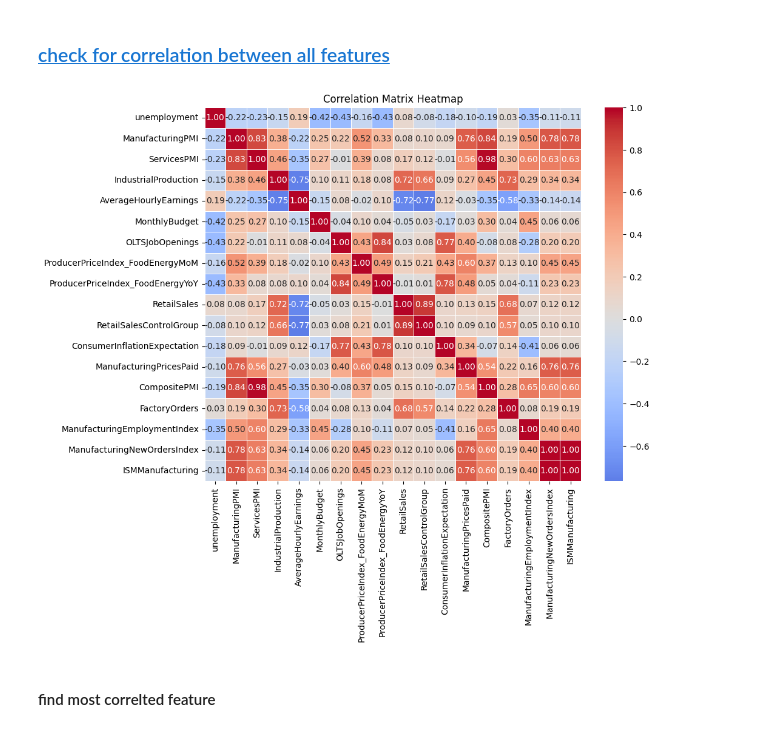
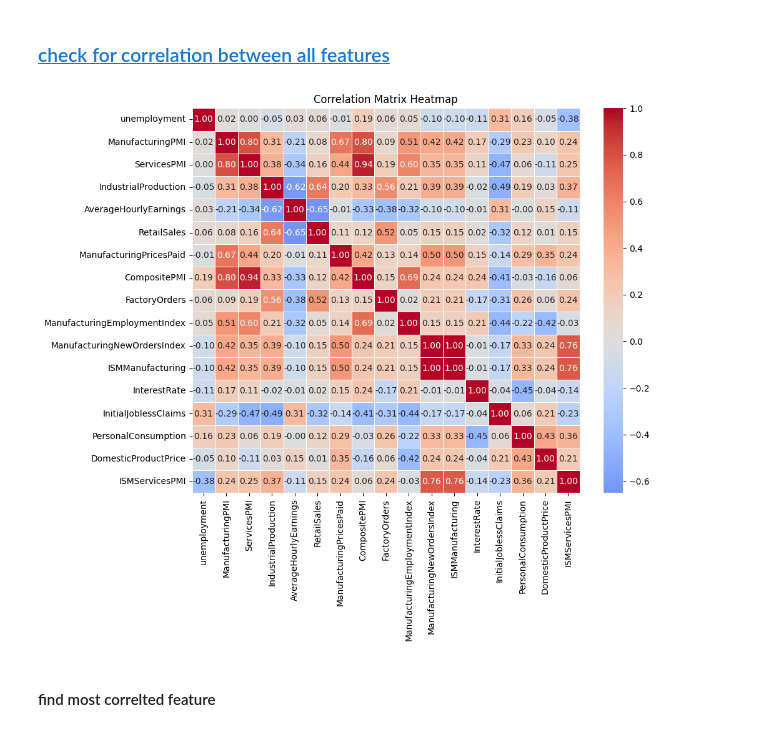
Before and after one commit to Suraj6E/RegressionAnalysis_USD, a Jupyter notebook: DataCleanUP.ipynb, the cells around one changed output. Saved outputs shown, nothing was run; the diff lists cells and outputs as text; code cells hidden in the pictures.

Commit message:
linear regression with OG data

```diff
--- a/DataCleanUP.ipynb
+++ b/DataCleanUP.ipynb
@@ -130,8 +128,6 @@ file_path = "./data/USD - ISM Services PMI.json"
 ISMServicesPMI = pd.read_json(file_path)
 
 
-
-
 final_df = pd.DataFrame()
 
 final_df["periodDateUtc"] = UnemploymentRate["periodDateUtc"]
@@ -141,13 +137,13 @@ final_df = getMergedDf(final_df, ManufacturingPMI, "ManufacturingPMI")
 final_df = getMergedDf(final_df, ServicesPMI, "ServicesPMI")
 final_df = getMergedDf(final_df, IndustrialProduction, "IndustrialProduction")
 final_df = getMergedDf(final_df, AverageHourlyEarnings, "AverageHourlyEarnings")
-final_df = getMergedDf(final_df, MonthlyBudget, "MonthlyBudget")
-final_df = getMergedDf(final_df, OLTSJobOpenings, "OLTSJobOpenings")
-final_df = getMergedDf(final_df, ProducerPriceIndex_FoodEnergyMoM, "ProducerPriceIndex_FoodEnergyMoM")
-final_df = getMergedDf(final_df, ProducerPriceIndex_FoodEnergyYoY, "ProducerPriceIndex_FoodEnergyYoY")
+# final_df = getMergedDf(final_df, MonthlyBudget, "MonthlyBudget")
+# final_df = getMergedDf(final_df, OLTSJobOpenings, "OLTSJobOpenings")
+# final_df = getMergedDf(final_df, ProducerPriceIndex_FoodEnergyMoM, "ProducerPriceIndex_FoodEnergyMoM")
+# final_df = getMergedDf(final_df, ProducerPriceIndex_FoodEnergyYoY, "ProducerPriceIndex_FoodEnergyYoY")
 final_df = getMergedDf(final_df, RetailSales, "RetailSales")
-final_df = getMergedDf(final_df, RetailSalesControlGroup, "RetailSalesControlGroup")
-final_df = getMergedDf(final_df, ConsumerInflationExpectation, "ConsumerInflationExpectation")
+# final_df = getMergedDf(final_df, RetailSalesControlGroup, "RetailSalesControlGroup")
+# final_df = getMergedDf(final_df, ConsumerInflationExpectation, "ConsumerInflationExpectation")
 final_df = getMergedDf(final_df, ManufacturingPricesPaid, "ManufacturingPricesPaid")
 final_df = getMergedDf(final_df, CompositePMI, "CompositePMI")
 final_df = getMergedDf(final_df, FactoryOrders, "FactoryOrders")
@@ -156,11 +152,14 @@ final_df = getMergedDf(final_df, ManufacturingNewOrdersIndex, "ManufacturingNewO
 final_df = getMergedDf(final_df, ISMManufacturing, "ISMManufacturing")
 final_df = getMergedDf(final_df, InterestRate, "InterestRate")
 final_df = getMergedDf(final_df, InitialJoblessClaims, "InitialJoblessClaims")
-final_df = getMergedDf(final_df, BuildingPermits, "BuildingPermits")
-final_df = getMergedDf(final_df, JobCuts, "JobCuts")
+# final_df = getMergedDf(final_df, BuildingPermits, "BuildingPermits")
+# final_df = getMergedDf(final_df, JobCuts, "JobCuts")
 final_df = getMergedDf(final_df, PersonalConsumption, "PersonalConsumption")
 final_df = getMergedDf(final_df, DomesticProductPrice, "DomesticProductPrice")
 final_df = getMergedDf(final_df, ISMServicesPMI, "ISMServicesPMI")
+
+
+final_df
 # %% [output]
 A value is trying to be set on a copy of a slice from a DataFrame
 
@@ -211,0 +234,11 @@ print(final_df.tail(10))
+# %%
+# Reverse the order of the DataFrame to make it descending
+final_df = final_df.iloc[::-1]
+
+# Sort the DataFrame by 'periodDateUtc' in ascending order
+final_df.sort_values(by='periodDateUtc', inplace=True)
+
+# Reset the index if needed
+final_df.reset_index(drop=True, inplace=True)
+
+final_df
@@ -353,12 +330,15 @@ for column in final_df.columns:
 # %% [markdown]
 ### <a id='toc1_2_4_'></a>[check for correlation between all features](#toc0_)
 # %%
+numeric_df = final_df.select_dtypes(include='number')
+correlation_matrix = numeric_df.corr()
+
 plt.figure(figsize=(10, 8))
 sns.heatmap(correlation_matrix, annot=True, cmap='coolwarm', center=0, fmt='.2f', linewidths=0.5)
 plt.title('Correlation Matrix Heatmap')
 plt.show()
 # %% [output]
-[figure, old version]
+[figure, new version]
 # %% [markdown]
 #### find most correlted feature
 # %%
```
Also changed, not shown: parts of 25 cells of this notebook.
